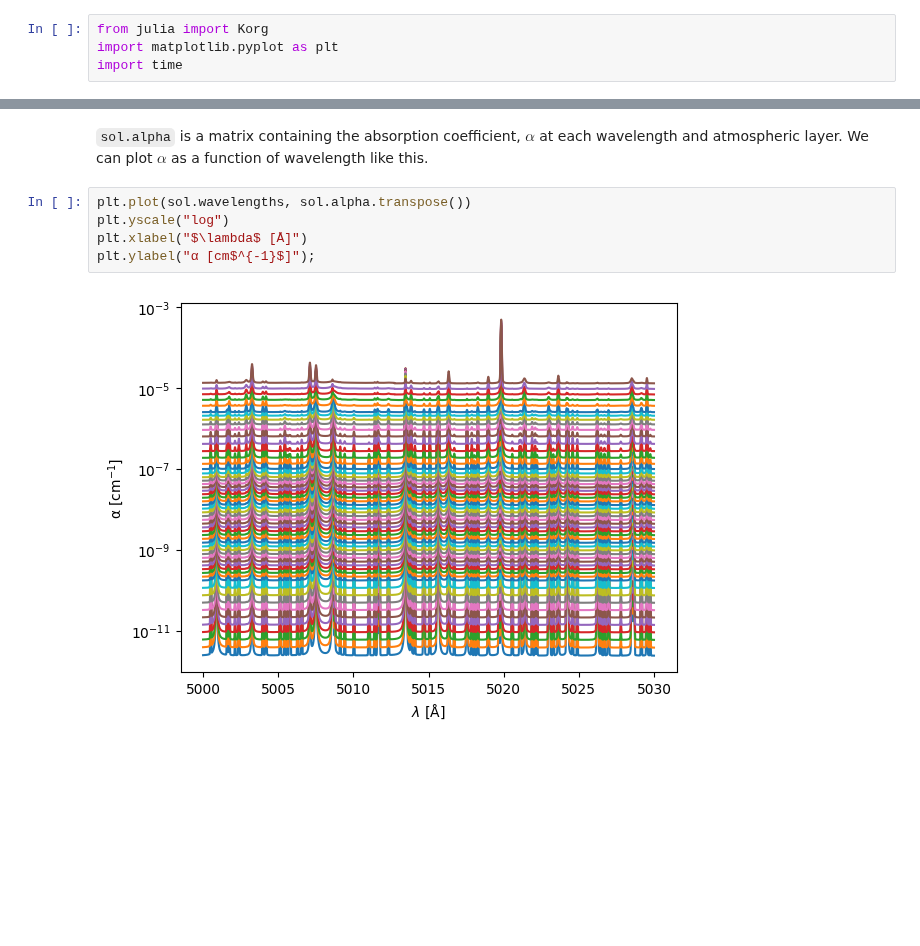
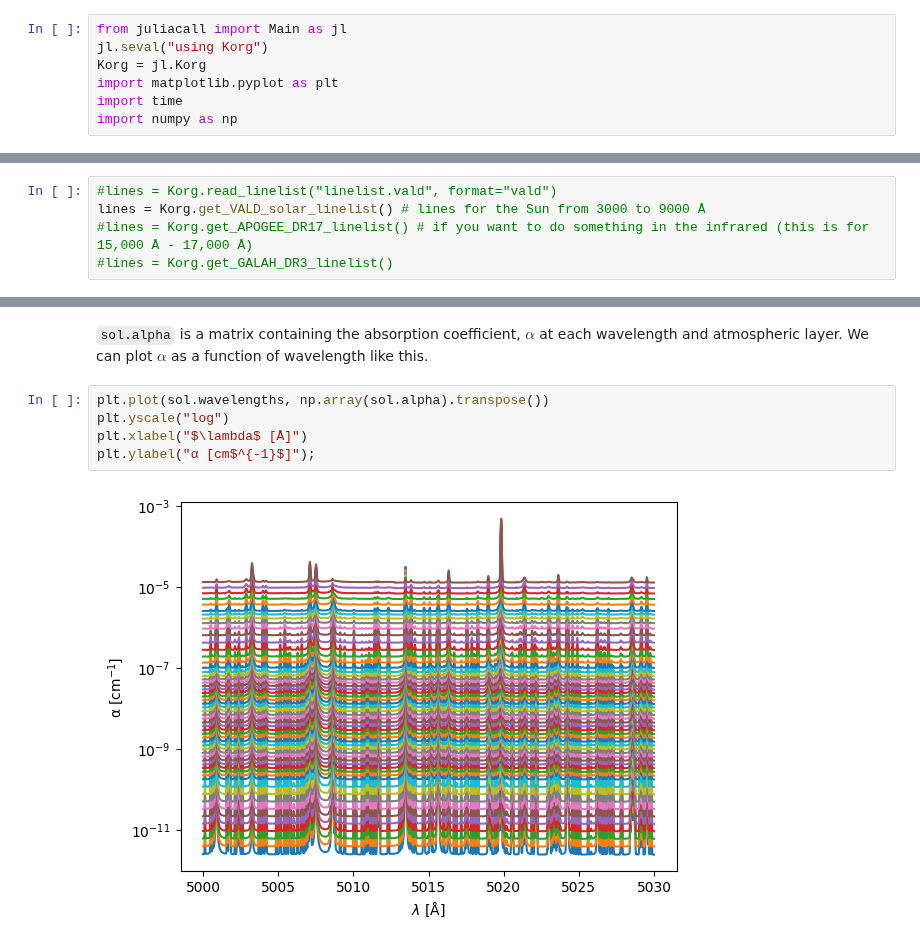
Before and after one commit to ajwheeler/Korg.jl, a Jupyter notebook: misc/Tutorial notebooks/basics/Python Basics.ipynb, the cells around one changed output, grey strips where cells are left out. Drawn from its saved outputs; the diff is of its cells as text; blank space fills up the shorter version.

Commit message:
update tutorials for juliacall, atmosphere archive as an artifact

```diff
--- a/misc/Tutorial notebooks/basics/Python Basics.ipynb
+++ b/misc/Tutorial notebooks/basics/Python Basics.ipynb
@@ -6,7 +6,10 @@ See [the documentation]() for instructions on installing Korg and making it talk
 # %%
-from julia import Korg
+from juliacall import Main as jl
+jl.seval("using Korg")
+Korg = jl.Korg
 import matplotlib.pyplot as plt
 import time
+import numpy as np
 # %% [markdown]
 This notebook explains the basics of how to use Korg, but you can also see more detailed documentation for any function on the [documentation website](https://ajwheeler.github.io/Korg.jl/stable/API/), or by using Jupyter's built-in documentation viewer.  Uncomment the following cell to view detailed documentation for the synthesize function.
 # %%
@@ -42,0 +23,5 @@ Unfortunately, acurately interpolating model atmospheres below $T_\mathrm{eff} \
+# %%
+#lines = Korg.read_linelist("linelist.vald", format="vald")
+lines = Korg.get_VALD_solar_linelist() # lines for the Sun from 3000 to 9000 Å
+#lines = Korg.get_APOGEE_DR17_linelist() # if you want to do something in the infrared (this is for 15,000 Å - 17,000 Å)
+#lines = Korg.get_GALAH_DR3_linelist()
@@ -125,9 +132,9 @@ plt.legend();
 # %% [markdown]
 `sol.alpha` is a matrix containing the absorption coefficient, $\alpha$ at each wavelength and atmospheric layer.  We can plot $\alpha$ as a function of wavelength like this.
 # %%
-plt.plot(sol.wavelengths, sol.alpha.transpose())
+plt.plot(sol.wavelengths, np.array(sol.alpha).transpose())
 plt.yscale("log")
 plt.xlabel("$\lambda$ [Å]")
 plt.ylabel("α [cm$^{-1}$]");
 # %% [output]
-[figure, old version]
+[figure, new version]
```
Also changed, not shown: parts of 22 cells of this notebook.
